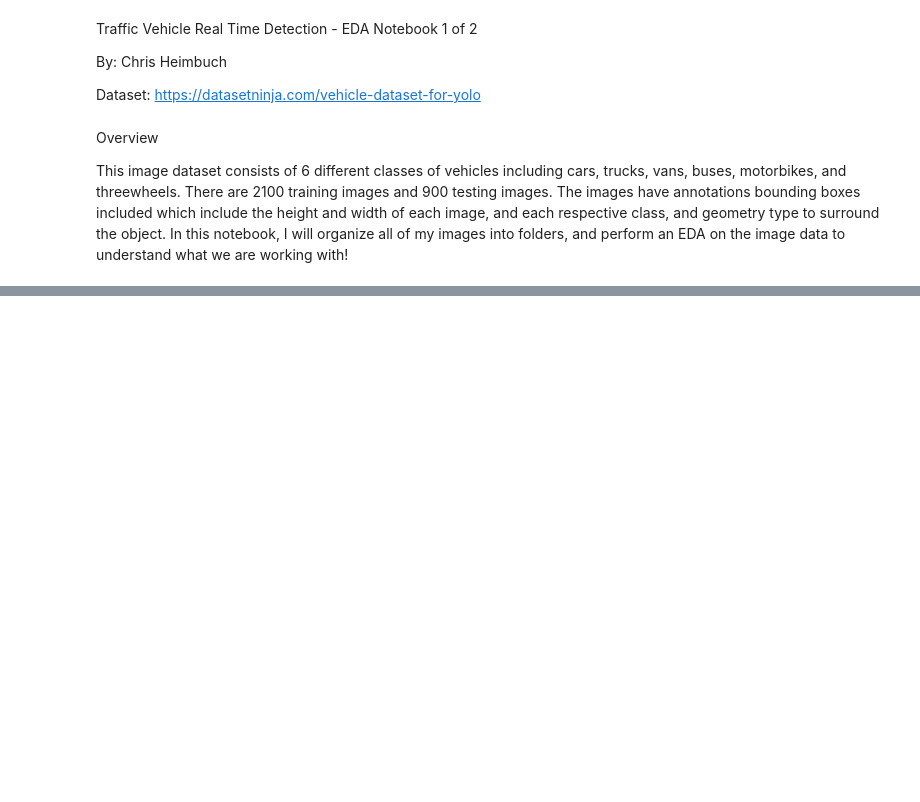
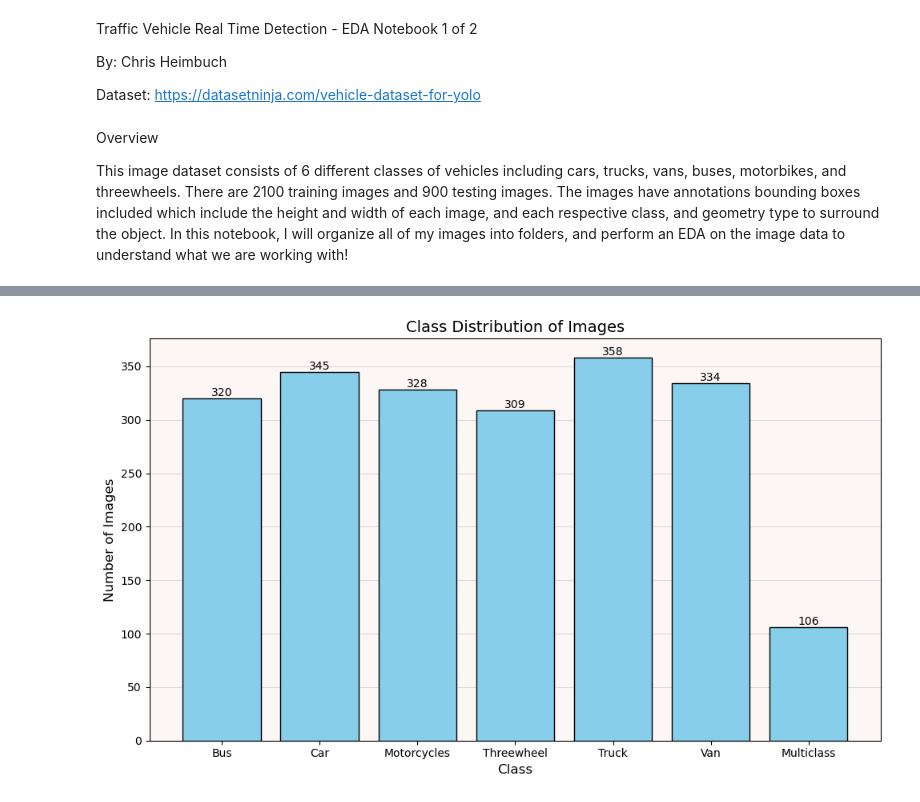
Before and after one commit to chrisheimbuch/Traffic_Vehicle_Real_Time_Detection, a Jupyter notebook: traffic.ipynb, the cells around one changed output, grey strips where cells are left out. Drawn from its saved outputs; the diff is of its cells as text; code cells hidden in the pictures; blank space fills up the shorter version.

```diff
--- a/traffic.ipynb
+++ b/traffic.ipynb
@@ -164,0 +257,30 @@ Moved image zz3d-render-autorickshaw-isolated-on-260nw-1396796471.jpg to C:\User
+# %%
+# Data (the class_counts dictionary from the previous step)
+class_names = [name.title() for name in class_counts.keys()]
+image_counts = list(class_counts.values())
+
+# Create the bar chart
+fig, ax = plt.subplots(figsize=(10, 6))
+bars = plt.bar(class_names, image_counts, color='skyblue', edgecolor="black", linewidth=1, zorder=3)
+
+# Add labels and title
+plt.xlabel('Class', fontsize=12)
+plt.ylabel('Number of Images', fontsize=12)
+plt.title('Class Distribution of Images', fontsize=14)
+ax.grid(axis='y', alpha=0.4)
+ax.set_facecolor('#FCF6F5')
+
+
+for bar in bars:
+    yval = bar.get_height()  # Get the height of the bar
+    plt.text(bar.get_x() + bar.get_width()/2, yval, int(yval),
+             ha='center', va='bottom', fontsize=10)
+
+# Rotate x-axis labels for better readability if necessary
+# plt.xticks(rotation=45)
+
+# Display the bar chart
+plt.tight_layout()
+plt.show()
+# %% [output]
+[figure, added]
```
Also changed, not shown: parts of 4 cells of this notebook.
